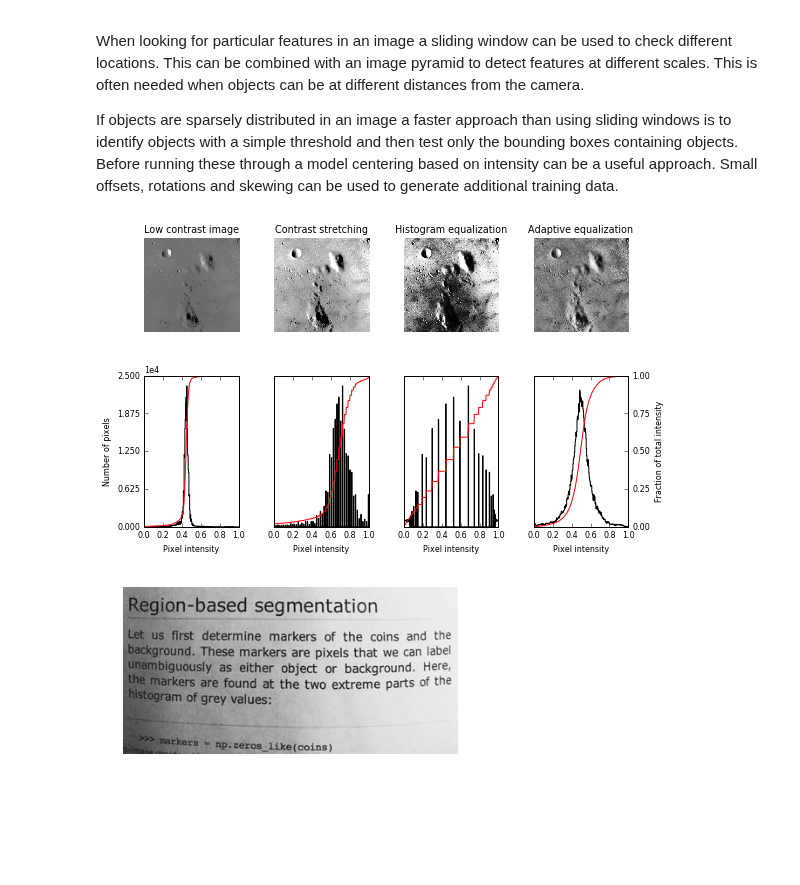
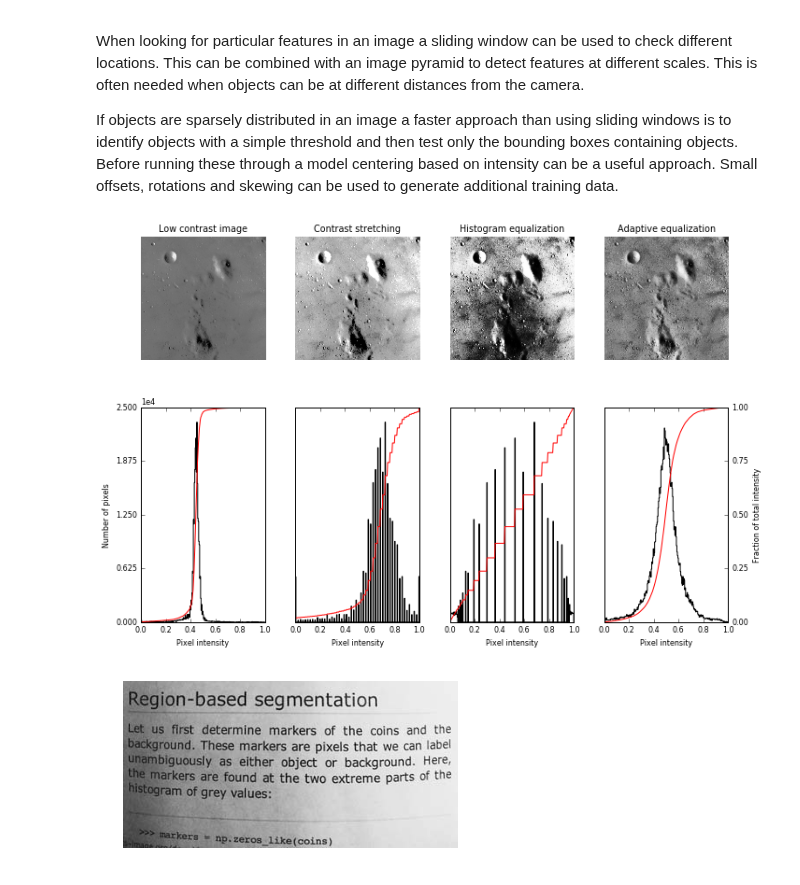
Before and after one commit to beyondvalence/biof509_wtl, a Jupyter notebook: Wk09-dataset-processing/Wk09_Dataset-preprocessing_wl.ipynb, the cells around one changed output. Saved outputs shown, nothing was run; the diff lists cells and outputs as text; code cells hidden in the pictures; blank space fills up the shorter version.

Commit message:
wk09 preprocessing, changed book passage exercise to show on single plot

```diff
--- a/Wk09-dataset-processing/Wk09_Dataset-preprocessing_wl.ipynb
+++ b/Wk09-dataset-processing/Wk09_Dataset-preprocessing_wl.ipynb
@@ -427,38 +427,38 @@ img_eq = exposure.equalize_hist(img)
 img_adapteq = exposure.equalize_adapthist(img, clip_limit=0.03)
 
 # Display results
-fig = plt.figure(figsize=(8, 5))
+fig = plt.figure(figsize=(10, 7))
 axes = np.zeros((2,4), dtype=np.object)
 axes[0,0] = fig.add_subplot(2, 4, 1)
 for i in range(1,4):
     axes[0,i] = fig.add_subplot(2, 4, 1+i, sharex=axes[0,0], sharey=axes[0,0])
 for i in range(0,4):
     axes[1,i] = fig.add_subplot(2, 4, 5+i)
 
 ax_img, ax_hist, ax_cdf = plot_img_and_hist(img, axes[:, 0])
 ax_img.set_title('Low contrast image')
 
 y_min, y_max = ax_hist.get_ylim()
 ax_hist.set_ylabel('Number of pixels')
 ax_hist.set_yticks(np.linspace(0, y_max, 5))
 
 ax_img, ax_hist, ax_cdf = plot_img_and_hist(img_rescale, axes[:, 1])
 ax_img.set_title('Contrast stretching')
 
 ax_img, ax_hist, ax_cdf = plot_img_and_hist(img_eq, axes[:, 2])
 ax_img.set_title('Histogram equalization')
 
 ax_img, ax_hist, ax_cdf = plot_img_and_hist(img_adapteq, axes[:, 3])
 ax_img.set_title('Adaptive equalization')
 
 ax_cdf.set_ylabel('Fraction of total intensity')
 ax_cdf.set_yticks(np.linspace(0, 1, 5))
 
 # prevent overlap of y-axis labels
 fig.tight_layout()
 plt.show()
 # %% [output]
-[figure, old version]
+[figure, new version]
 # %%
 from sklearn.feature_extraction import image
 
```
Also changed, not shown: parts of 3 cells of this notebook.
